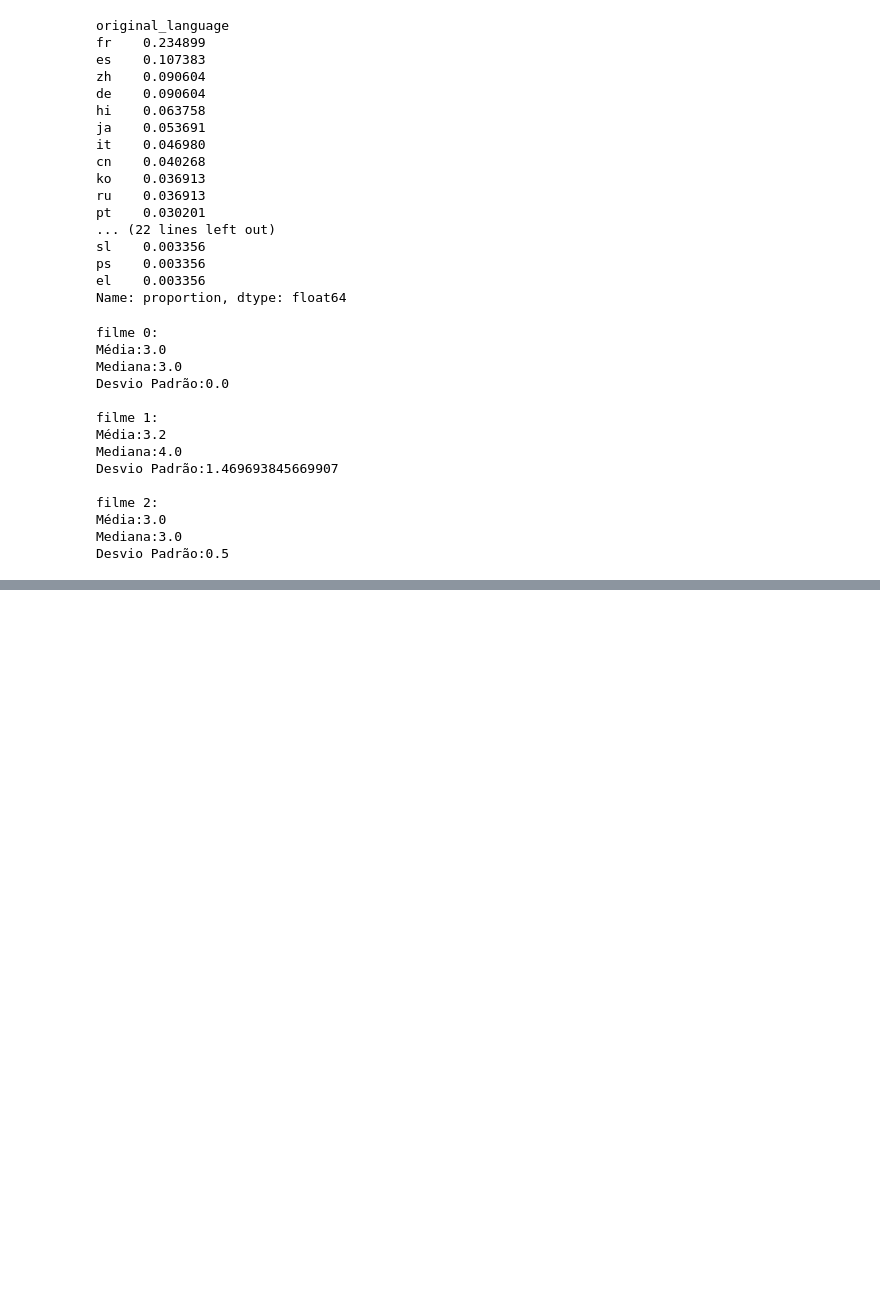
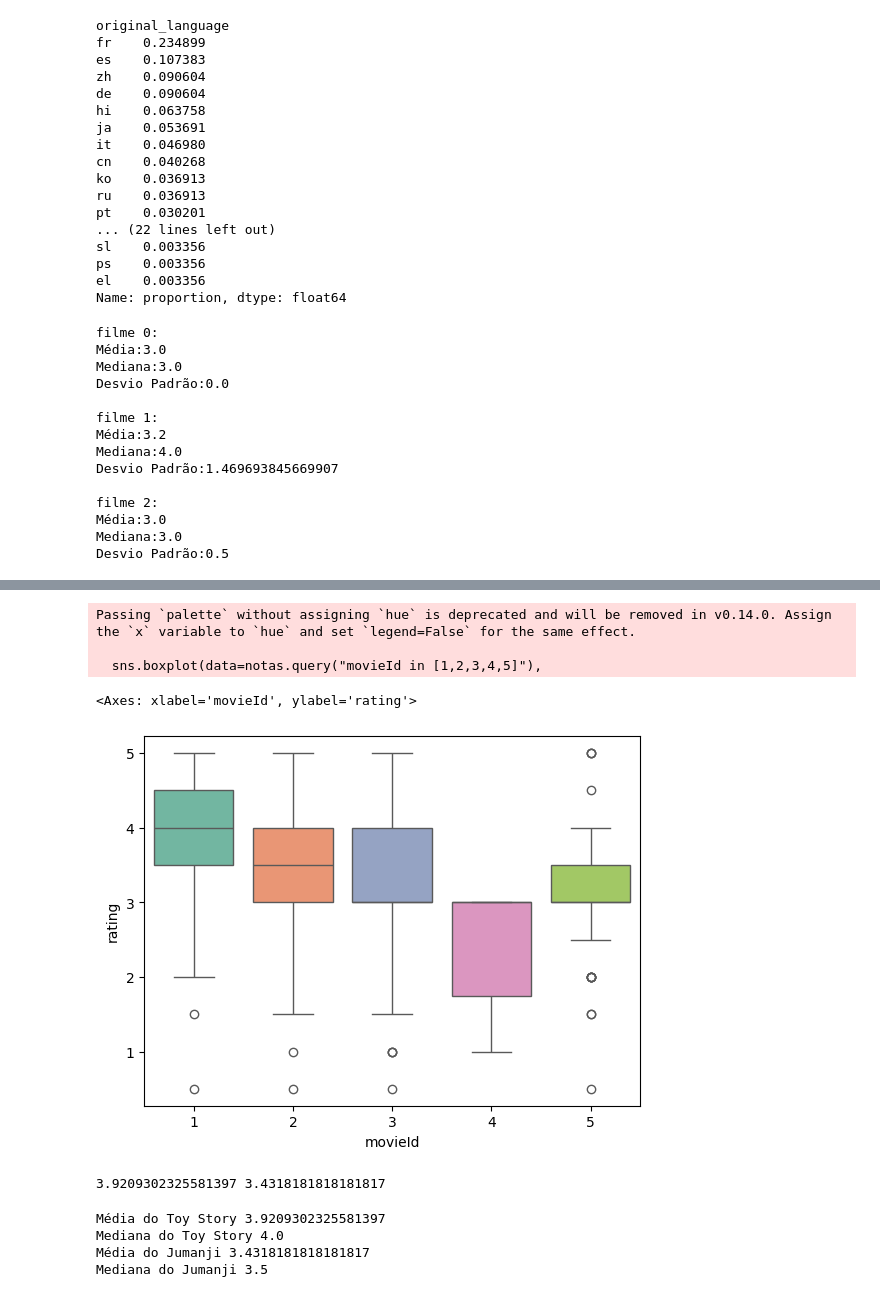
Before and after one commit to AntonioMori/Data-Science-Explorando-e-analisando-dados-, a Jupyter notebook: codigo.ipynb, the cells around one changed output, grey strips where cells are left out. Saved outputs shown, nothing was run; the diff lists cells and outputs as text; code cells hidden in the pictures; blank space fills up the shorter version.

Commit message:
Finalização do curso

```diff
--- a/codigo.ipynb
+++ b/codigo.ipynb
@@ -268,0 +319,3 @@ Desvio Padrão:0.5
+# %%
+notas = pd.read_csv("https://raw.githubusercontent.com/alura-cursos/data-science-analise-exploratoria/main/Aula_0/ml-latest-small/ratings.csv")
+notas.head()
@@ -268,0 +329,36 @@ Desvio Padrão:0.5
+# %%
+#prompt: mesmo grafico mas colorido
+
+sns.boxplot(data=notas.query("movieId in [1,2,3,4,5]"),
+x= "movieId",
+y="rating",
+palette="Set2")
+# %% [output]
+Passing `palette` without assigning `hue` is deprecated and will be removed in v0.14.0. Assign the `x` variable to `hue` and set `legend=False` for the same effect.
+
+  sns.boxplot(data=notas.query("movieId in [1,2,3,4,5]"),
+<Axes: xlabel='movieId', ylabel='rating'>
+[figure, added]
+# %%
+notas_do_toy_story = notas.query("movieId==1")["rating"]
+notas_do_jumanji = notas.query("movieId==2")["rating"]
+
+media_do_toy_story = notas_do_toy_story.mean()
+media_do_jumanji = notas_do_jumanji.mean()
+
+print(media_do_toy_story, media_do_jumanji)
+# %% [output]
+3.9209302325581397 3.4318181818181817
+# %%
+mediana_do_toy_story = notas_do_toy_story.median()
+mediana_do_jumanji = notas_do_jumanji.median()
+
+print(f"Média do Toy Story {media_do_toy_story}")
+print(f"Mediana do Toy Story {mediana_do_toy_story }" )
+print(f"Média do Jumanji {media_do_jumanji }")
+print(f"Mediana do Jumanji {mediana_do_jumanji }" )
+# %% [output]
+Média do Toy Story 3.9209302325581397
+Mediana do Toy Story 4.0
+Média do Jumanji 3.4318181818181817
+Mediana do Jumanji 3.5
```
Also changed, not shown: parts of 4 cells of this notebook, 1 other file.
